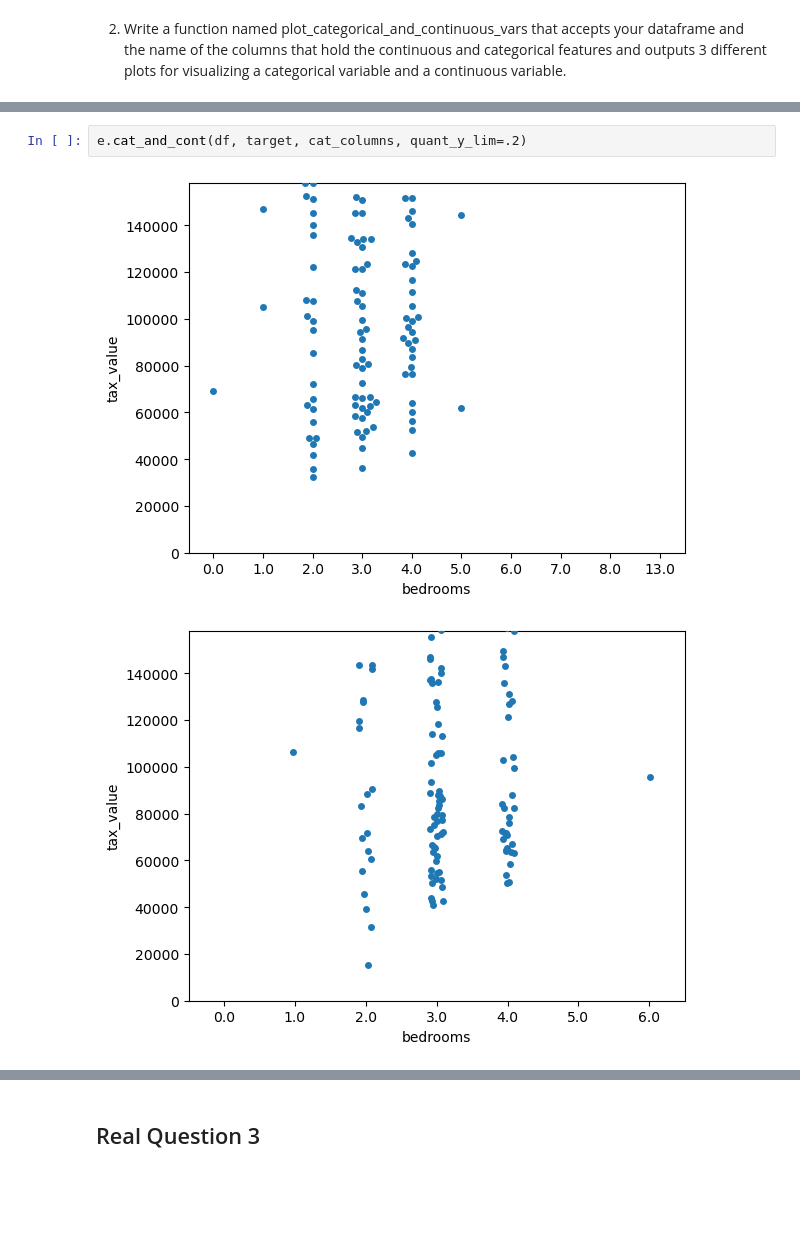
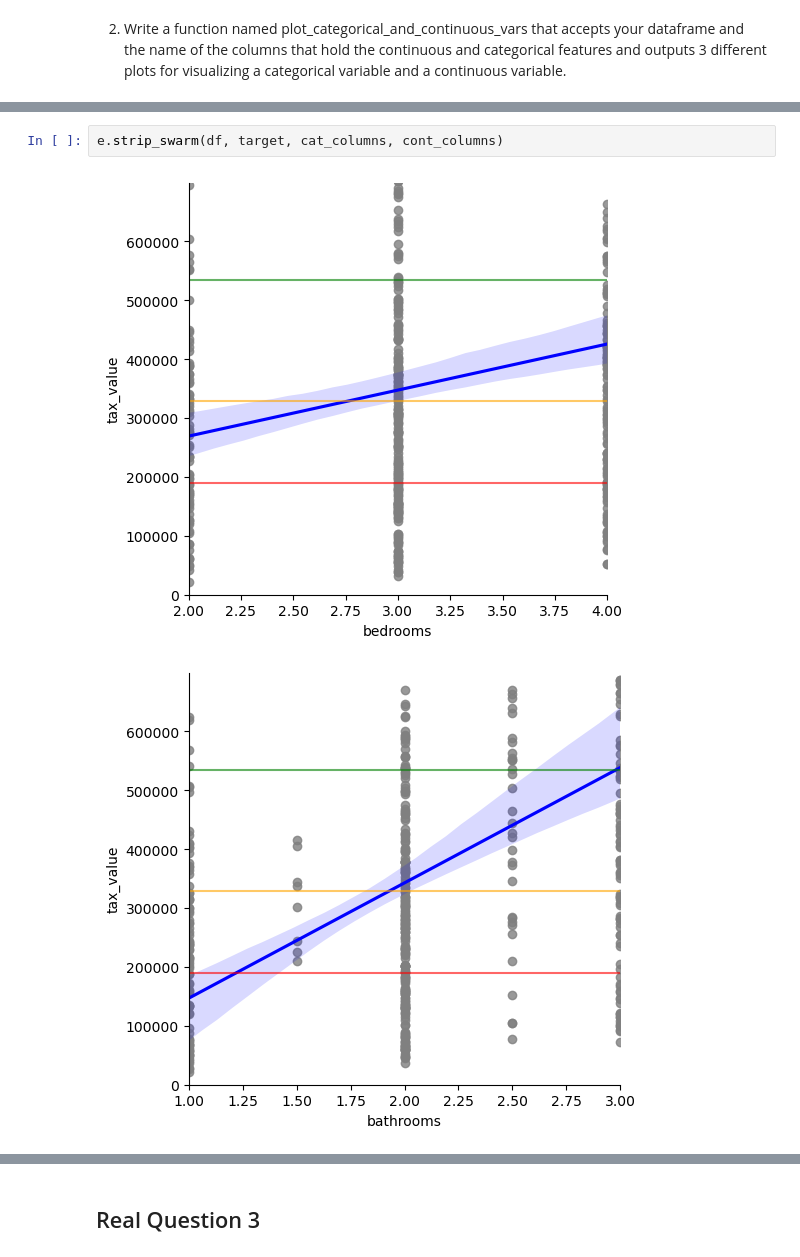
Before and after one commit to JoshuaHolt-Tech/regression-exercises, a Jupyter notebook: explore.ipynb, the cells around one changed output, grey strips where cells are left out. Saved outputs shown, nothing was run; the diff lists cells and outputs as text; blank space fills up the shorter version.

```diff
--- a/explore.ipynb
+++ b/explore.ipynb
@@ -127,5 +146,5 @@ def cat_and_cont(df, target, cat_columns, quant_y_lim=0.85, sample_size=500):
 # %%
-e.cat_and_cont(df, target, cat_columns, quant_y_lim=.2)
+e.strip_swarm(df, target, cat_columns, cont_columns)
 # %% [output]
-[figure, old version]
+[figure, new version]
-[figure, old version]
+[figure, new version]
```
Also changed, not shown: parts of 23 cells of this notebook, 3 other files.
